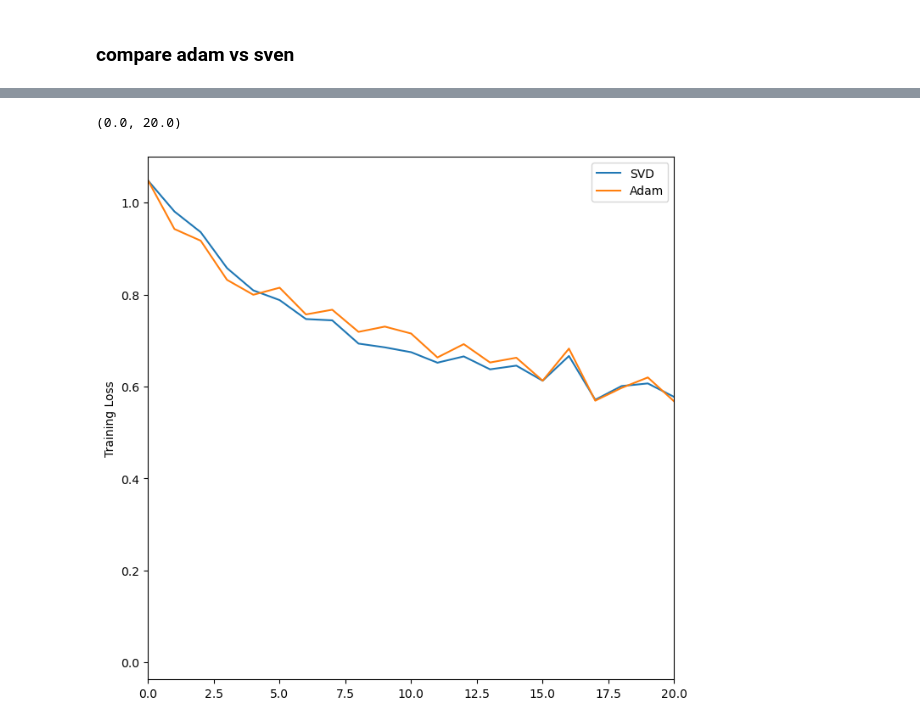
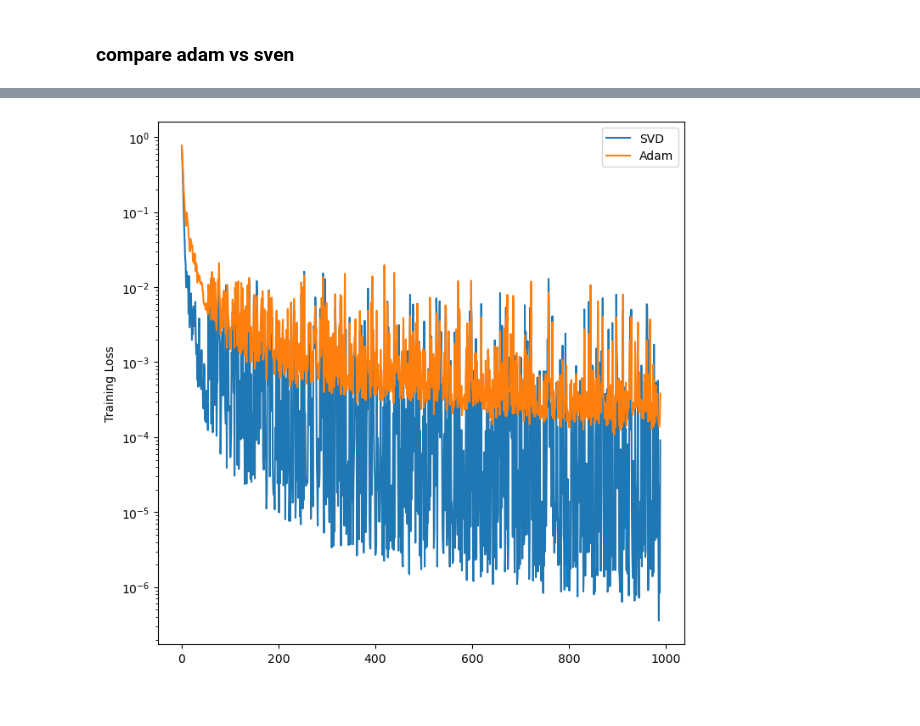
Before and after one commit to sambt/sven-experiments, a Jupyter notebook: notebooks_new/mnist_testing.ipynb, the cells around one changed output, grey strips where cells are left out. Saved outputs shown, nothing was run; the diff lists cells and outputs as text; code cells hidden in the pictures.

```diff
--- a/notebooks_new/mnist_testing.ipynb
+++ b/notebooks_new/mnist_testing.ipynb
@@ -37,7 +36,7 @@ set_seed(437438)
 mlp_base = MLP(
     input_dim=784,
     hidden_dims=[32,32],
-    output_dim=10
+    output_dim=len(digits)
 )
 init_state = copy.deepcopy(mlp_base.state_dict())
 del mlp_base # free memory
@@ -45,21 +44,22 @@ del mlp_base # free memory
 LOADER_SEED = 645297
 batch_size = 128
 n_epoch = 10
-K = 32
-RTOL = 1e-3
+K = 128
+RTOL = 1e-4
 LR = 1e-3
-LR_SVD = 0.1
+LR_SVD = 0.5
 # %% [markdown]
 ### Train MLP with Adam
 # %%
-model_adam = MLP(input_dim=784, hidden_dims=[32,32], output_dim=10)
+model_adam = MLP(input_dim=784, hidden_dims=[32,32], output_dim=len(digits))
 model_adam.load_state_dict(init_state)
 model_adam = model_adam.to(device)
 
 optimizer = torch.optim.Adam(model_adam.parameters(), lr=LR)
 #loss_fn = nn.CrossEntropyLoss()
 def loss_fn(pred,y):
-    y = F.one_hot(y, num_classes=10).to(pred)
+    y = F.one_hot(y, num_classes=len(digits)).to(pred)
+    #pred = F.softmax(pred, dim=1)
     return (pred - y).pow(2).sum(dim=1).mean()
 
 train_loader = DataLoader(mnist.train_dataset, batch_size=batch_size, shuffle=True, generator=torch.Generator().manual_seed(LOADER_SEED))
@@ -73,21 +73,17 @@ Using device cpu
 # %%
 if device == torch.device('mps'):
     device = torch.device('cpu')
-model_svd = MLP(input_dim=784, hidden_dims=[32,32], output_dim=10)
+model_svd = MLP(input_dim=784, hidden_dims=[32,32], output_dim=len(digits))
 model_svd.load_state_dict(init_state)
 model_svd = model_svd.to(device)
 
-#def loss_fn(pred,y):
-#    fn = torch.nn.CrossEntropyLoss(reduction='none')
-#    loss = fn(pred, y).squeeze()
-#    return loss
-
 def loss_fn(pred,y):
-    y = F.one_hot(y, num_classes=10).to(pred)
+    y = F.one_hot(y, num_classes=len(digits)).to(pred)
+    #pred = F.softmax(pred, dim=1)
     return (pred - y).pow(2).sum(dim=1)
 
 
-model_svd = FunctionalModelJac(model_svd, loss_fn, device=device, compile=False)
+model_svd = FunctionalModelJac(model_svd, loss_fn, device=device)
 optimizer = SVDOptimizer(model_svd,lr=LR_SVD,k=K,rtol=RTOL,track_svd_info=True,svd_mode='randomized', use_rmsprop=False)
 
 train_loader = DataLoader(mnist.train_dataset, batch_size=batch_size, shuffle=True, generator=torch.Generator().manual_seed(LOADER_SEED))
@@ -177,14 +173,13 @@ plt.yscale('log')
 # %%
 plt.figure(figsize=(8,8))
 plt.plot(losses_svd['train_batch'],label='SVD')
 plt.plot(losses_adam['train_batch'],label='Adam')
 plt.legend()
 plt.ylabel("Training Loss")
-plt.xlim(0,20)
-#plt.yscale('log')
+#plt.xlim(0,20)
+plt.yscale('log')
 # %% [output]
-(0.0, 20.0)
-[figure, old version]
+[figure, new version]
 # %%
 plt.plot(svd_info['k_used'])
 plt.plot(svd_info['num_nonzero_svs'])
```
Also changed, not shown: parts of 7 cells of this notebook, 7 other files.
